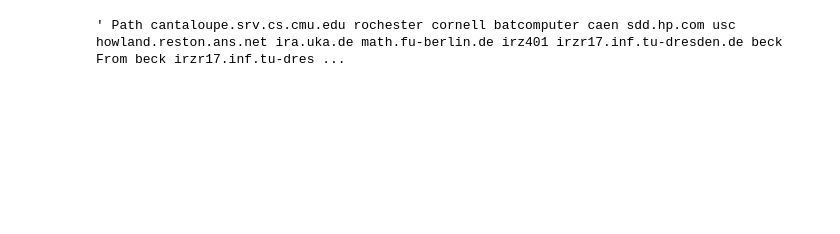
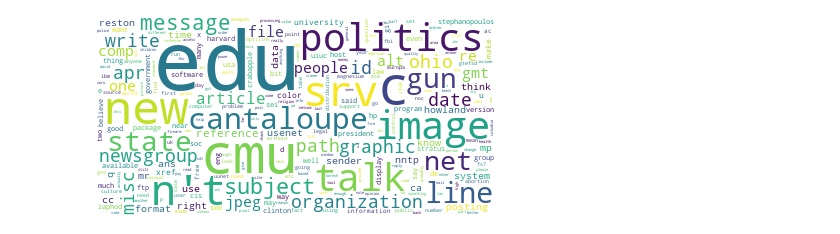
Before and after one commit to jerry8tom/ClusterDocs, a Jupyter notebook: clusterDocs.ipynb, the cells around one changed output. Drawn from its saved outputs; the diff is of its cells as text; code cells hidden in the pictures; blank space fills up the shorter version.

Commit message:
add image to show common words

```diff
--- a/clusterDocs.ipynb
+++ b/clusterDocs.ipynb
@@ -32,17 +37,32 @@ for file in files:
     f = open(p, encoding="ascii", errors="surrogateescape")
     contents = f.read()
     docsList.append(contents)
-# %%
-cleanDocs = []
-for doc in docs_list:
-    tokens = word_tokenize(docsList[169])
-    symbols = ['!', '|',':', '>', '<', '-', '.', '@','(',')', '/', "\\", "*", ',', '//', '\\\\','?', '\/', '--', '\'', '\'\'', '...', '^']
-    newToken = ""
-    for word in tokens:
-        if word not in symbols and word not in stopwords.words('english'):
-            newToken = newToken + " " + word
-    cleanDocs.append(newToken)
-# %%
-cleanDocs[120]
-# %% [output]
-' Path cantaloupe.srv.cs.cmu.edu rochester cornell batcomputer caen sdd.hp.com usc howland.reston.ans.net ira.uka.de math.fu-berlin.de irz401 irzr17.inf.tu-dresden.de beck From beck irzr17.inf.tu-dres ...
+# %%
+# process the data by removing all punctuations and stop words
+cleanDocs = []
+# regex patterns for letters, digits, unedrscores
+p1 = re.compile(r'^\W+|\W+$')
+# pattern for newline, tabs, spaces
+p2 = re.compile(r'\s')
+# pattern for punctuations
+p3 = re.compile(r'[^a-zA-Z0-9]')
+lemma = WordNetLemmatizer()
+for doc in docsList:
+    tokens = word_tokenize(doc)
+    newToken = ""
+    for word in tokens:
+        if not p1.match(word) and not p2.match(word) and not p3.match(word) and word not in stopwords.words('english'):
+            newToken = newToken + " " + word.lower()
+    newToken = lemma.lemmatize(newToken)
+    cleanDocs.append(newToken)
+# %%
+# Visualising the common words in the data
+long_string = ','.join(list(cleanDocs))
+# Create a WordCloud object
+wordcloud = WordCloud(collocations=False,background_color="white", max_words=1000, contour_width=3, contour_color='red')
+# Generate a word cloud
+wordcloud.generate(long_string)
+# Visualize the word cloud
+wordcloud.to_image()
+# %% [output]
+[figure, added]
```
Also changed, not shown: parts of 1 cell of this notebook, 1 other file.
